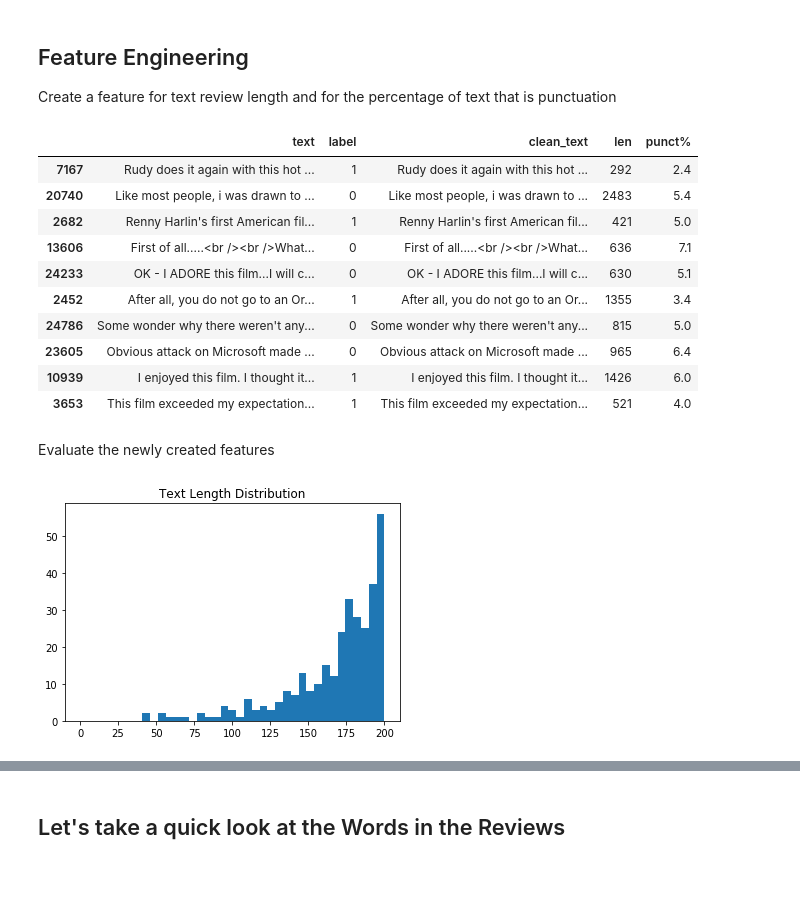
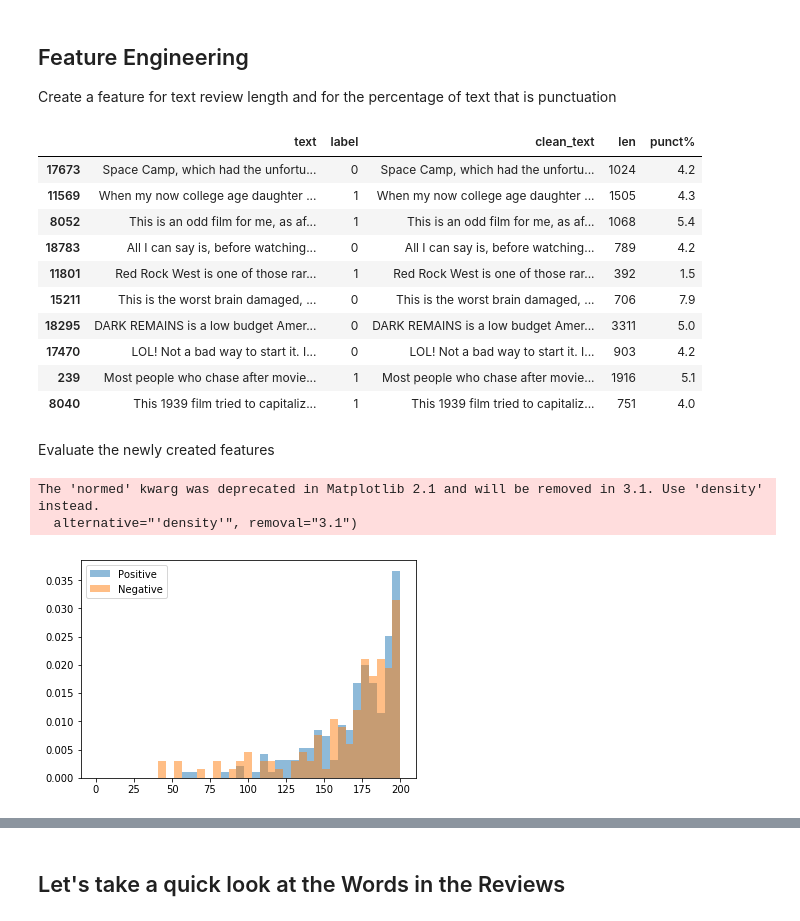
Before and after one commit to JAIR0MEL0/IMDB-Movie-Sentiment, a Jupyter notebook: ML1010MovieReview_JairoMelo.ipynb, the cells around one changed output, grey strips where cells are left out. Saved outputs shown, nothing was run; the diff lists cells and outputs as text; code cells hidden in the pictures; blank space fills up the shorter version.

Commit message:
Tables and charts

```diff
--- a/ML1010MovieReview_JairoMelo.ipynb
+++ b/ML1010MovieReview_JairoMelo.ipynb
@@ -56,17 +56,16 @@ for fname in sorted(os.listdir(dev_imdb_path)):
 # Creating the data frame for Training and Test
 
 dict_new = {
-    'text': train_texts,
-    'label': train_labels
+    'label': train_labels,
+    'text': train_texts
 }
 
 
 data_train = pd.DataFrame(dict_new)
 
-
 dict_new = {
-    'text': test_texts,
-    'label': test_labels
+    'label': test_labels,
+    'text': test_texts
 }
 
 data_test = pd.DataFrame(dict_new)
@@ -135,16 +145,16 @@ data_test['punct%'] = data_test['text'].apply(lambda x: count_punct(x))
 data_train.sample(10)
 # %% [output]
 |  | text | label | clean_text | len | punct% |
-| 7167 | Rudy does it again with this hot ... | 1 | Rudy does it again with this hot ... | 292 | 2.4 |
-| 20740 | Like most people, i was drawn to ... | 0 | Like most people, i was drawn to ... | 2483 | 5.4 |
-| 2682 | Renny Harlin's first American fil... | 1 | Renny Harlin's first American fil... | 421 | 5.0 |
-| 13606 | First of all.....<br /><br />What... | 0 | First of all.....<br /><br />What... | 636 | 7.1 |
-| 24233 | OK - I ADORE this film...I will c... | 0 | OK - I ADORE this film...I will c... | 630 | 5.1 |
-| 2452 | After all, you do not go to an Or... | 1 | After all, you do not go to an Or... | 1355 | 3.4 |
-| 24786 | Some wonder why there weren't any... | 0 | Some wonder why there weren't any... | 815 | 5.0 |
-| 23605 | Obvious attack on Microsoft made ... | 0 | Obvious attack on Microsoft made ... | 965 | 6.4 |
-| 10939 | I enjoyed this film. I thought it... | 1 | I enjoyed this film. I thought it... | 1426 | 6.0 |
-| 3653 | This film exceeded my expectation... | 1 | This film exceeded my expectation... | 521 | 4.0 |
+| 17673 | Space Camp, which had the unfortu... | 0 | Space Camp, which had the unfortu... | 1024 | 4.2 |
+| 11569 | When my now college age daughter ... | 1 | When my now college age daughter ... | 1505 | 4.3 |
+| 8052 | This is an odd film for me, as af... | 1 | This is an odd film for me, as af... | 1068 | 5.4 |
+| 18783 | All I can say is, before watching... | 0 | All I can say is, before watching... | 789 | 4.2 |
+| 11801 | Red Rock West is one of those rar... | 1 | Red Rock West is one of those rar... | 392 | 1.5 |
+| 15211 | This is the worst brain damaged, ... | 0 | This is the worst brain damaged, ... | 706 | 7.9 |
+| 18295 | DARK REMAINS is a low budget Amer... | 0 | DARK REMAINS is a low budget Amer... | 3311 | 5.0 |
+| 17470 | LOL! Not a bad way to start it. I... | 0 | LOL! Not a bad way to start it. I... | 903 | 4.2 |
+| 239 | Most people who chase after movie... | 1 | Most people who chase after movie... | 1916 | 5.1 |
+| 8040 | This 1939 film tried to capitaliz... | 1 | This 1939 film tried to capitaliz... | 751 | 4.0 |
 # %% [markdown]
 Evaluate the newly created features
 # %%
@@ -154,8 +164,11 @@ import numpy as np
 # %%
 bins = np.linspace(0, 200, 40)
 
-pyplot.hist(data_train['len'], bins)
-pyplot.title("Text Length Distribution")
+pyplot.hist(data_train[data_train['label']==1]['len'], bins, alpha=0.5, normed=True, label='Positive')
+pyplot.hist(data_train[data_train['label']==0]['len'], bins, alpha=0.5, normed=True, label='Negative')
+pyplot.legend(loc='upper left')
 pyplot.show()
 # %% [output]
+The 'normed' kwarg was deprecated in Matplotlib 2.1 and will be removed in 3.1. Use 'density' instead.
+  alternative="'density'", removal="3.1")
-[figure, old version]
+[figure, new version]
```
Also changed, not shown: parts of 33 cells of this notebook.
